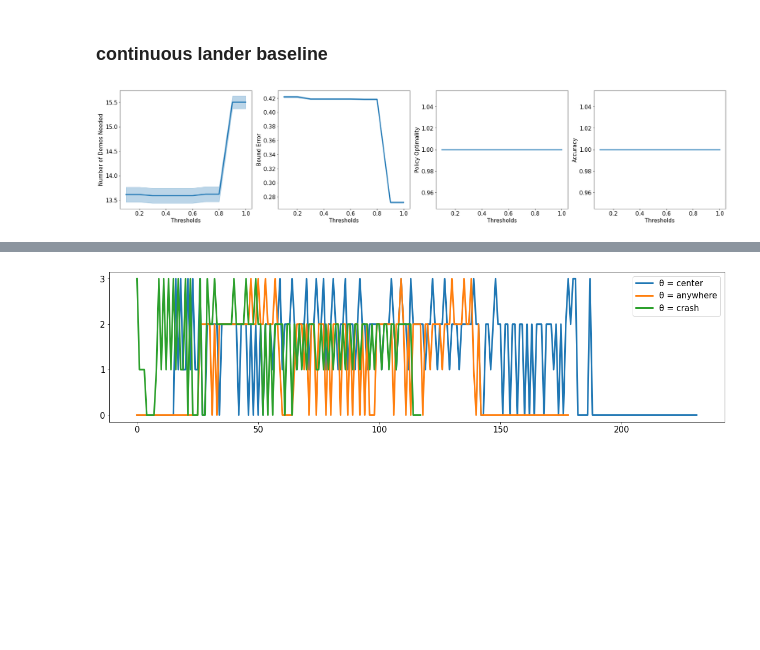
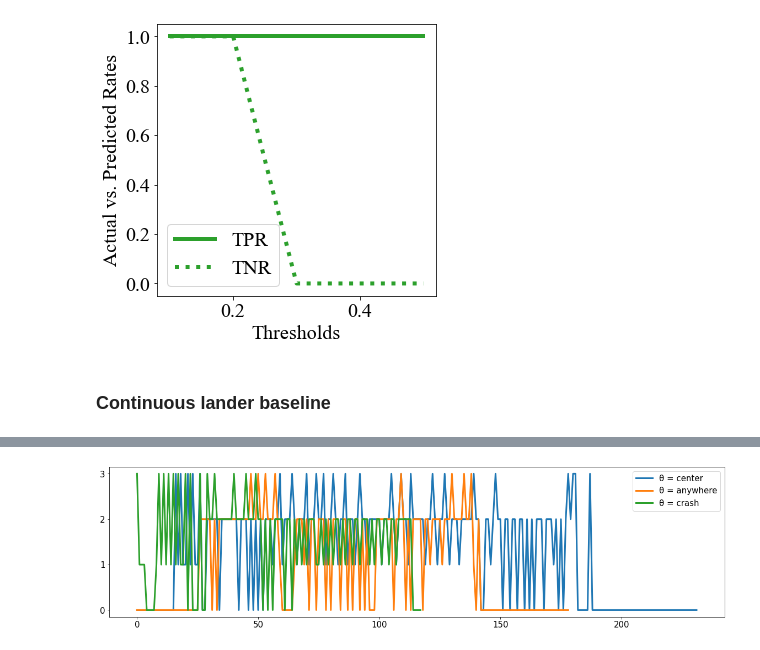
Before and after one commit to dsbrown1331/birl, a Jupyter notebook: plots.ipynb, the cells around one changed output, grey strips where cells are left out. Cells and saved outputs as stored; diff of their text form; code cells hidden in the pictures; blank space fills up the shorter version.

```diff
--- a/plots.ipynb
+++ b/plots.ipynb
@@ -182,3 +184,7 @@ plt.show()
+# %%
+sensitivity_plot(lander_nevd_metrics["confusion_matrices"], "lander", nevd_thresholds)
+# %% [output]
+[figure, added]
 # %% [markdown]
-### continuous lander baseline
+### Continuous lander baseline
 # %%
@@ -228,63 +232,2 @@ with open("../continuous_birl/simulations/lander/baseline.txt") as file:
         else:
             curr_metric = ""
-# %%
-fig, axes = plt.subplots(1, 4, figsize = (30, 6))
-color = "#1F77B4"
-labels = thresholds[::-1]
-x = labels[:]
-
-# y = np.array([mean(metrics["bounds"][t]) for t in x])
-# axes[0, 0].plot(x, y, color = color)
-# err = np.array([sem(metrics["bounds"][t]) for t in x])
-# axes[0, 0].fill_between(x, y - err, y + err, alpha = 0.3, color = color)
-# axes[0, 0].set_title("α-VaR Bounds")
-
-y = np.array([mean(metrics["num_demos"][t]) for t in x])
-axes[0].plot(x, y, color = color)
-err = np.array([sem(metrics["num_demos"][t]) for t in x])
-axes[0].fill_between(x, y - err, y + err, alpha = 0.3, color = color)
-axes[0].set(xlabel = "Thresholds", ylabel = "Number of Demos Needed")
-# axes[0].set_yticks([round(v, 2) for v in np.arange(0.60, 0.80, 0.05)])
-
-# y = np.array([mean(metrics["true_evds"][t]) for t in x])
-# axes[0, 2].plot(x, y, color = color)
-# err = np.array([sem(metrics["true_evds"][t]) for t in x])
-# axes[0, 2].fill_between(x, y - err, y + err, alpha = 0.3, color = color)
-# axes[0, 2].set_title("Ground Truth EVD")
-# axes[0, 2].set_yticks([round(v, 3) for v in np.arange(0.000, 0.011, 0.002)])
-
-y = np.array([mean(metrics["avg_bound_errors"][t]) for t in x])
-axes[1].plot(x, y, color = color)
-err = np.array([sem(metrics["avg_bound_errors"][t]) for t in x])
-axes[1].fill_between(x, y - err, y + err, alpha = 0.3, color = color)
-axes[1].set(xlabel = "Thresholds", ylabel = "Bound Error")
-
-y = np.array([mean(metrics["policy_optimalities"][t]) for t in x])
-axes[2].plot(x, y, color = color)
-err = np.array([sem(metrics["policy_optimalities"][t]) for t in x])
-axes[2].fill_between(x, y - err, y + err, alpha = 0.3, color = color)
-# axes[2].set_yticks([round(v, 1) for v in np.arange(0.7, 1.01, 0.1)])
-# axes[2].set_ylim([0.67, 1.03])
-axes[2].set(xlabel = "Thresholds", ylabel = "Policy Optimality")
-
-# y = np.array([mean(metrics["policy_accuracies"][t]) for t in x])
-# axes[1, 1].plot(x, y, color = color)
-# err = np.array([sem(metrics["policy_accuracies"][t]) for t in x])
-# axes[1, 1].fill_between(x, y - err, y + err, alpha = 0.3, color = color)
-# axes[1, 1].set_title("Policy Accuracy")
-# axes[1, 1].set_yticks([round(v, 3) for v in np.arange(0.960, 0.981, 0.005)])
-
-# axes[1, 2].plot(x, [metrics["confidence"][t] for t in x], color = color)
-# axes[1, 2].set_title("Percentage of Worlds That Passed")
-
-y = np.array([metrics["accuracies"][t] for t in x])
-axes[3].plot(x, y, color = color)
-err = np.array([np.std(y) / np.sqrt(len(y))] * len(y))
-axes[3].fill_between(x, y - err, y + err, alpha = 0.3, color = color)
-# axes[3].set_yticks([round(v, 1) for v in np.arange(0.7, 1.01, 0.1)])
-# axes[3].set_ylim([0.67, 1.03])
-axes[3].set(xlabel = "Thresholds", ylabel = "Accuracy")
-
-plt.show()
-# %% [output]
-[figure, removed]
```
Also changed, not shown: parts of 20 cells of this notebook, 2 other files.
